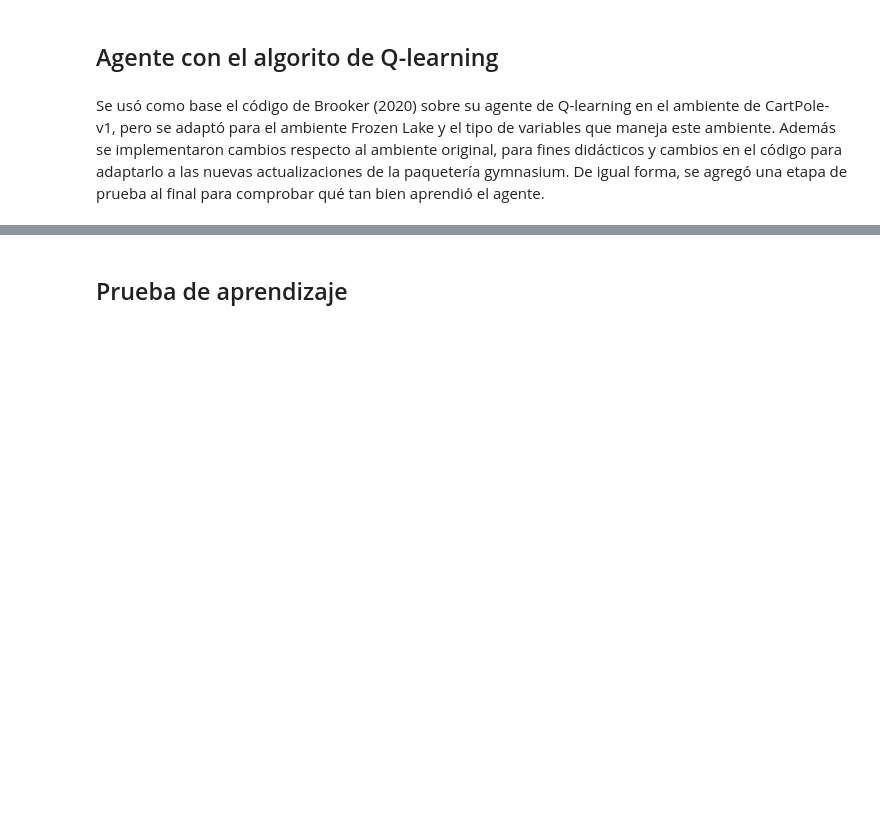
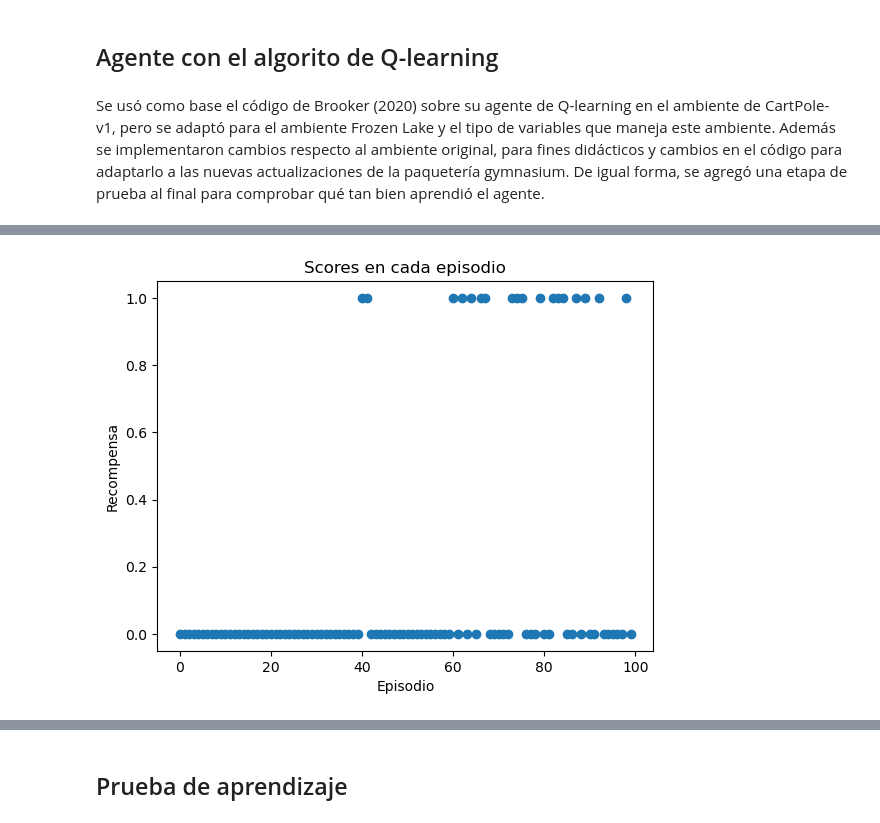
Before and after one commit to VictorMijangosDeLaCruz/InteligenciaArtificial, a Jupyter notebook: 05 Aprendizaje/07 QLearning.ipynb, the cells around one changed output, grey strips where cells are left out. Saved outputs shown, nothing was run; the diff lists cells and outputs as text; code cells hidden in the pictures; blank space fills up the shorter version.

```diff
--- a/05 Aprendizaje/07 QLearning.ipynb
+++ b/05 Aprendizaje/07 QLearning.ipynb
@@ -60,5 +61,14 @@ import math, random
 # %% [markdown]
 # Agente con acciones aleatorias
 # %%
+#Crea ambiente; render_mode='human' permite visualizar gráficamente el entorno
+env=gym.make("FrozenLake-v1",desc=["SHFF", "FFFF", "FFFH", "FFFG"], is_slippery=False, render_mode="human")
+#Índices de las acciones
+action_names = {0:'Izquierda', 1: 'Abajo', 2: 'Derecha', 3: 'Arriba'}
 
-env=gym.make("FrozenLake-v1",desc=["SFFF", "FHFF", "FFFH", "FFFG"], is_slippery=False, render_mode="human")
+#Número de acciones
+action_space_size = env.action_space.n
+#Número de cuadros
+state_space_size = env.observation_space.n
+
+print('Ambiente:\n{}\n Tamaño: {}; Núm. acciones: {}'.format(env.desc, state_space_size, action_space_size))
@@ -131,23 +144,21 @@ env.observation_space.n
 # %%
-Q_table.shape
-
-def policy( state : tuple ):
-    """Choosing action based on epsilon-greedy policy"""
+def policy(state, Q_table):
+    """Elije la acción en base a una política ambiciosa"""
     return np.argmax(Q_table[state])
 
-def new_Q_value( reward : float ,  new_state : tuple , discount_factor=1 ) -> float:
-    """Temporal diffrence for updating Q-value of state-action pair"""
+def new_Q_value( reward, new_state, Q_table, discount_factor=1 ):
+    """Diferencia temporta para acutaliza el valor-Q del par estado-acción"""
+    #obtiene Q*
     future_optimal_value = np.max(Q_table[new_state])
+    #R + \gammaxQ*
     learned_value = reward + discount_factor * future_optimal_value
+
     return learned_value
 
-# Adaptive learning of Learning Rate
-def learning_rate(n : int , min_rate=0.01 ) -> float  :
-    """Decaying learning rate"""
+def learning_rate(n, min_rate=0.01 ):
+    """Apata la tasa de aprendizaje"""
     return max(min_rate, min(1.0, 1.0 - math.log10((n + 1) / 25)))
 
-def exploration_rate(n : int, min_rate= 0.1 ) -> float :
-    """Decaying exploration rate"""
+def exploration_rate(n, min_rate= 0.1 ):
+    """Adapta la tasa de exploración"""
     return max(min_rate, min(1, 1.0 - math.log10((n  + 1) / 25)))
-
-Q_table.shape
@@ -217 +205,11 @@ Episode:2000 Puntaje:1.0 e:0.1
+# %%
+import matplotlib.pyplot as plt
+
+plt.plot(puntajes_ep,'o')
+plt.title('Scores en cada episodio')
+plt.xlabel('Episodio')
+plt.ylabel('Recompensa')
+plt.show()
+# %% [output]
+[figure, added]
 # %%
```
Also changed, not shown: parts of 16 cells of this notebook.
